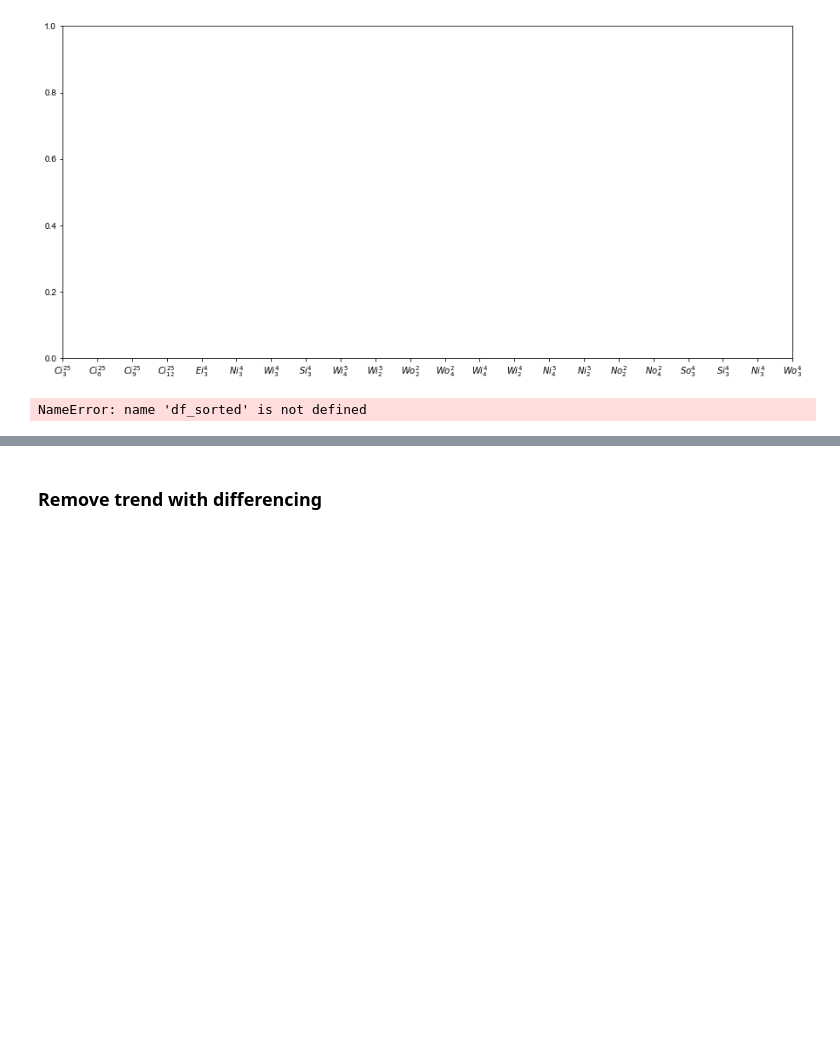
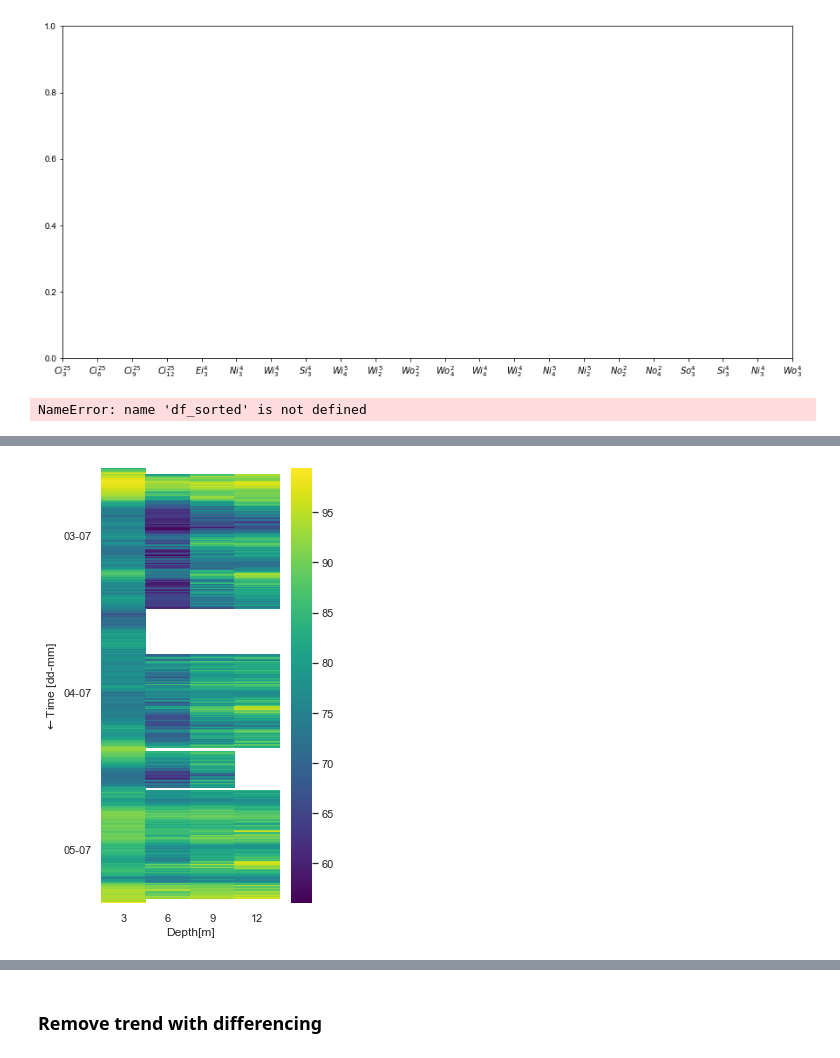
Before and after one commit to larsmmo/Master, a Jupyter notebook: visualization/visualization.ipynb, the cells around one changed output, grey strips where cells are left out. Cells and saved outputs as stored; diff of their text form; code cells hidden in the pictures; blank space fills up the shorter version.

```diff
--- a/visualization/visualization.ipynb
+++ b/visualization/visualization.ipynb
@@ -378,11 +382,19 @@ df_sorted.columns = ['$W_i', 'Pos23m2DO', 'Pos31m2DO', 'Pos1m3DO', 'Pos4m3DO',
 # %%
-depths = np.array([2,3,4,6,9,12])
-do_3m = np.array([np.nanmean([df[col] for col in df.columns if 'm'+str(i) in col and 'DO' in col],axis=0) for i in depths])
-do_3m = pd.DataFrame(data = do_3m.T, index = df.index.strftime('%d-%m'), columns = depths)
+depths = np.array([3,6,9,12])
+do_m = np.array([np.nanmean([df[col] for col in df.columns if 'm'+str(i) in col and 'DO' in col],axis=0) for i in depths])
+do_m = pd.DataFrame(data = do_m.T, index = df.index.strftime('%d-%m'), columns = depths)
 #do_3m.index = do_3m.index.strftime('%d-%m')
 plt.figure(figsize = (4,8))
-ax = sns.heatmap(do_3m, cmap = 'viridis')
+ax = sns.heatmap(do_m, cmap = 'viridis')
+ax.set(xlabel='Depth[m]', ylabel=r'$\leftarrow$Time [dd-mm]')
+dateLabels = [i.get_text() for i in ax.yaxis.get_ticklabels()]
+visible = np.where(np.roll(dateLabels,1)!=dateLabels)[0][1:]
+for i, label in enumerate(ax.yaxis.get_ticklabels()):
+    if i not in visible:
+        label.set_visible(False)
 #do_3m.boxplot(figsize = (14,10), grid = False)
+# %% [output]
+[figure, added]
 # %%
 df_center = df[[col for col in df.columns if 'Pos1' in col and 'DO' in col]]
 df_center.index = df_center.index.strftime('%d-%m')
```
Also changed, not shown: parts of 21 cells of this notebook, 4 other files.
